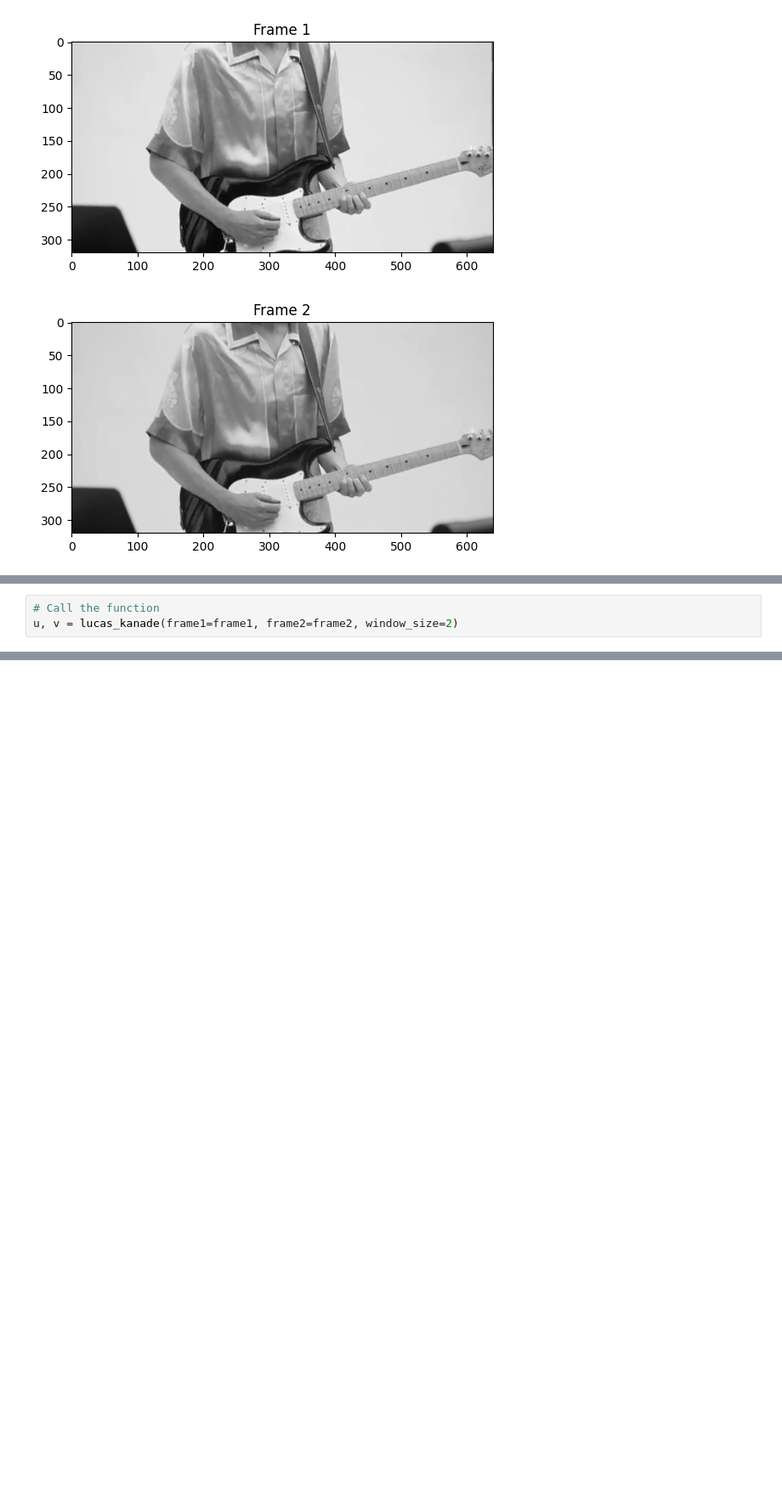
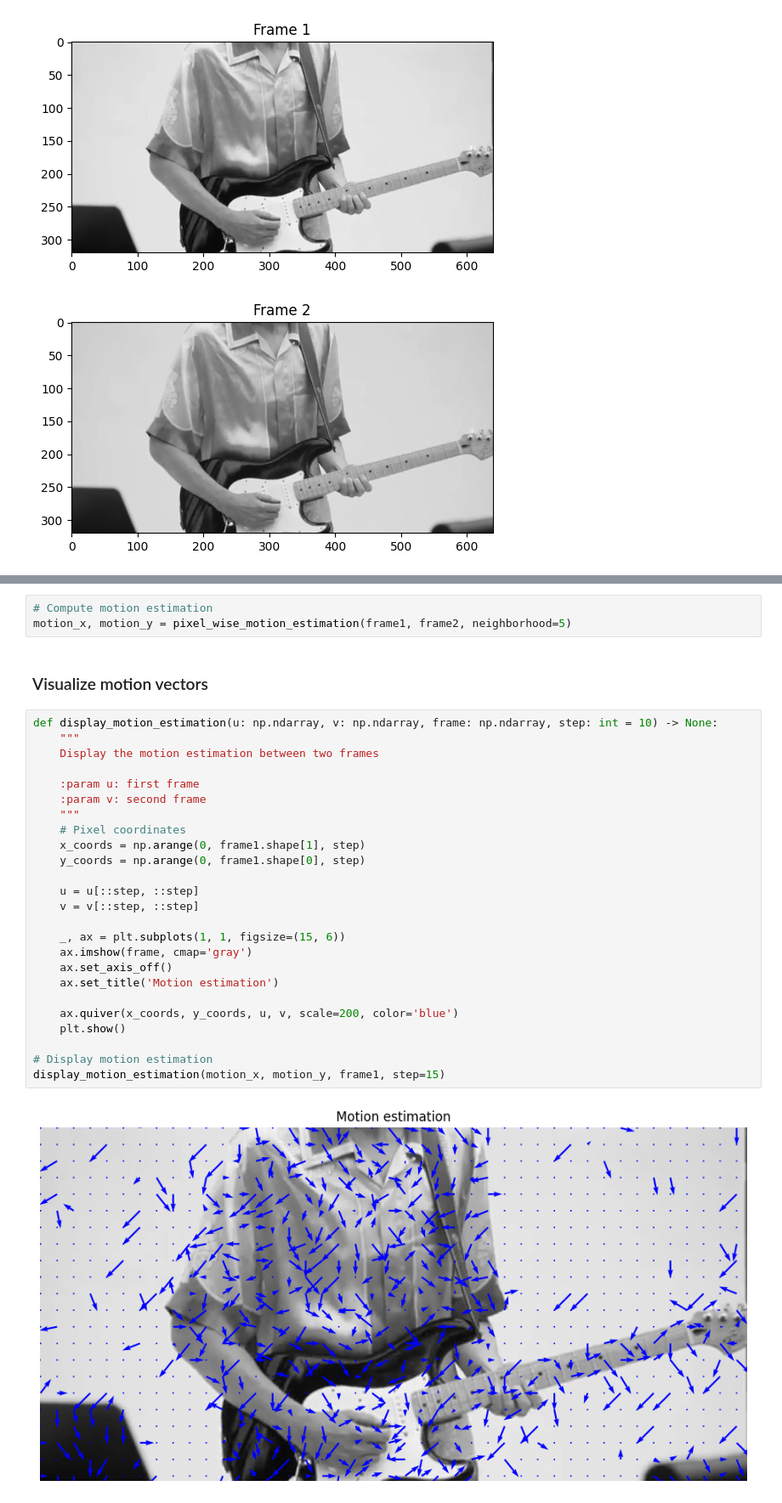
Before and after one commit to sinansoulier/VideoProcessing, a Jupyter notebook: TP1/motion_estimation.ipynb, the cells around one changed output, grey strips where cells are left out. Shown at 85% size. Cells and saved outputs as stored; diff of their text form; blank space fills up the shorter version.

Commit message:
pixel_wise: finished implementing and plotting pixel wise motion estimation

```diff
--- a/TP1/motion_estimation.ipynb
+++ b/TP1/motion_estimation.ipynb
@@ -124,3 +48,0 @@ def lucas_kanade(frame1, frame2, window_size=3) -> tuple:
-# %%
-# Call the function
-u, v = lucas_kanade(frame1=frame1, frame2=frame2, window_size=2)
@@ -148,0 +109,32 @@ display_optical_flow(frame1, u, v)
+# %%
+# Compute motion estimation
+motion_x, motion_y = pixel_wise_motion_estimation(frame1, frame2, neighborhood=5)
+# %% [markdown]
+### Visualize motion vectors
+# %%
+def display_motion_estimation(u: np.ndarray, v: np.ndarray, frame: np.ndarray, step: int = 10) -> None:
+    """
+    Display the motion estimation between two frames
+
+    :param u: first frame
+    :param v: second frame
+    """
+    # Pixel coordinates
+    x_coords = np.arange(0, frame1.shape[1], step)
+    y_coords = np.arange(0, frame1.shape[0], step)
+
+    u = u[::step, ::step]
+    v = v[::step, ::step]
+
+    _, ax = plt.subplots(1, 1, figsize=(15, 6))
+    ax.imshow(frame, cmap='gray')
+    ax.set_axis_off()
+    ax.set_title('Motion estimation')
+
+    ax.quiver(x_coords, y_coords, u, v, scale=200, color='blue')
+    plt.show()
+
+# Display motion estimation
+display_motion_estimation(motion_x, motion_y, frame1, step=15)
+# %% [output]
+[figure, added]
```
Also changed, not shown: parts of 9 cells of this notebook.
